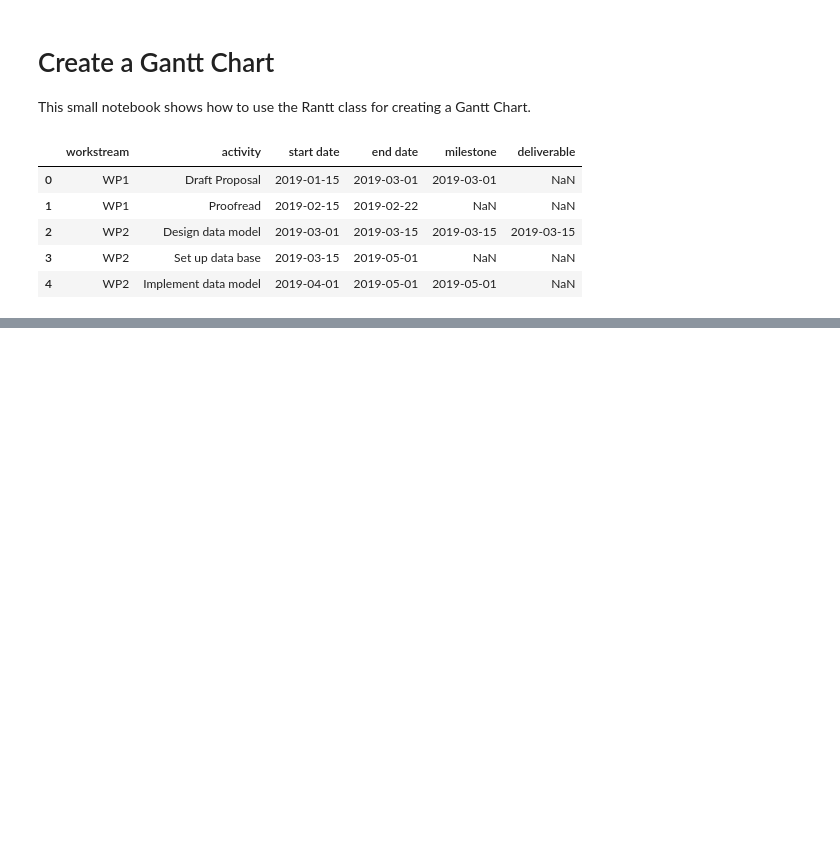
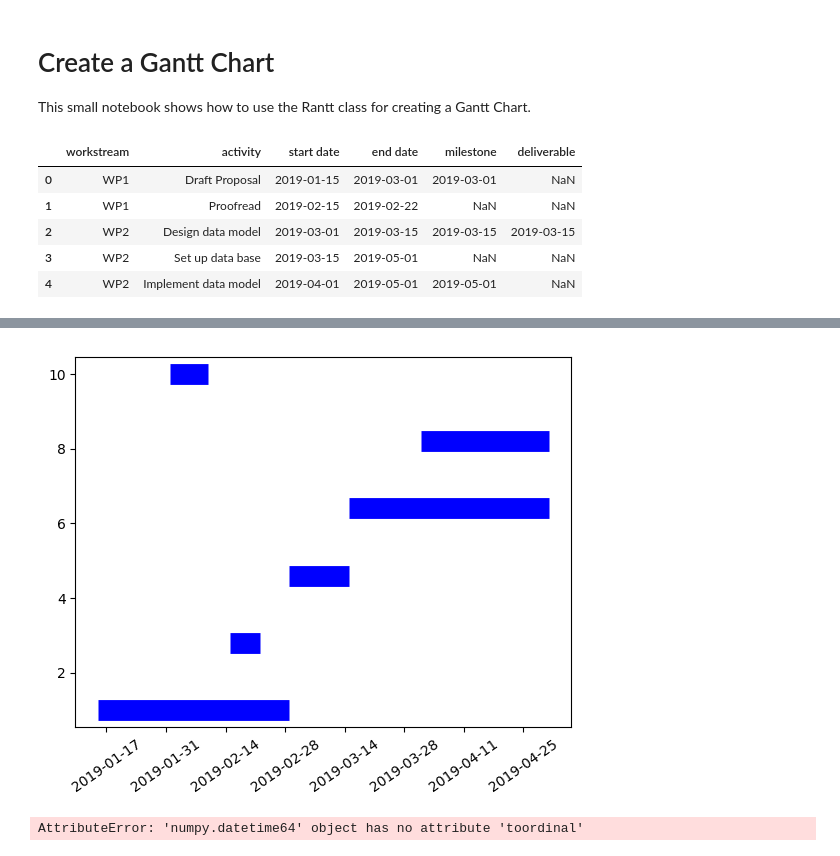
Before and after one commit to Japhiolite/Rantt, a Jupyter notebook: notebooks/Create_a_Gantt_Chart_example.ipynb, the cells around one changed output, grey strips where cells are left out. Drawn from its saved outputs; the diff is of its cells as text; code cells hidden in the pictures; blank space fills up the shorter version.

```diff
--- a/notebooks/Create_a_Gantt_Chart_example.ipynb
+++ b/notebooks/Create_a_Gantt_Chart_example.ipynb
@@ -29,0 +58,11 @@ inp.save()
+# %%
+fig = plt.figure()
+plt.hlines(np.linspace(1,10,len(t)), t.values, e.values, linewidth=15, color='b')
+plt.xticks(rotation=35)
+plt.show()
+# %% [output]
+[figure, added]
+# %%
+m.dates.date2num(t)
+# %% [output]
+AttributeError: 'numpy.datetime64' object has no attribute 'toordinal'
```
Also changed, not shown: parts of 8 cells of this notebook, 2 other files.
